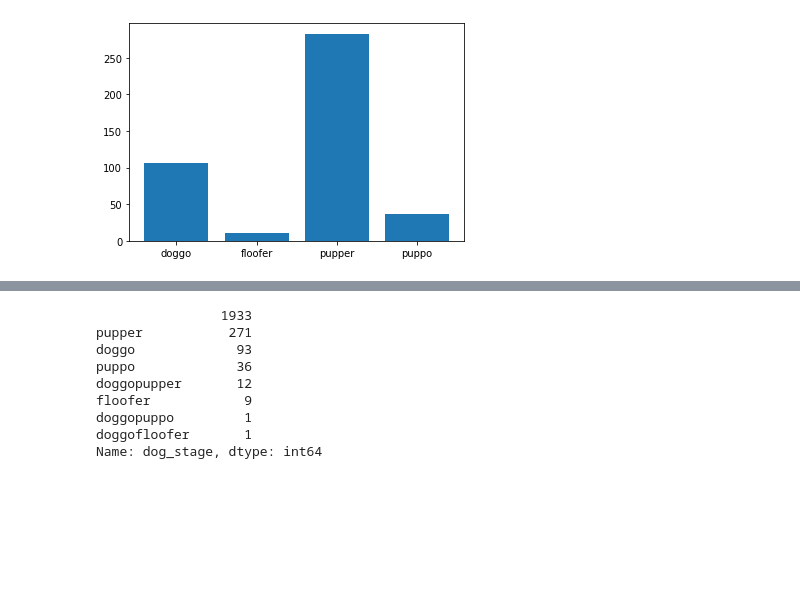
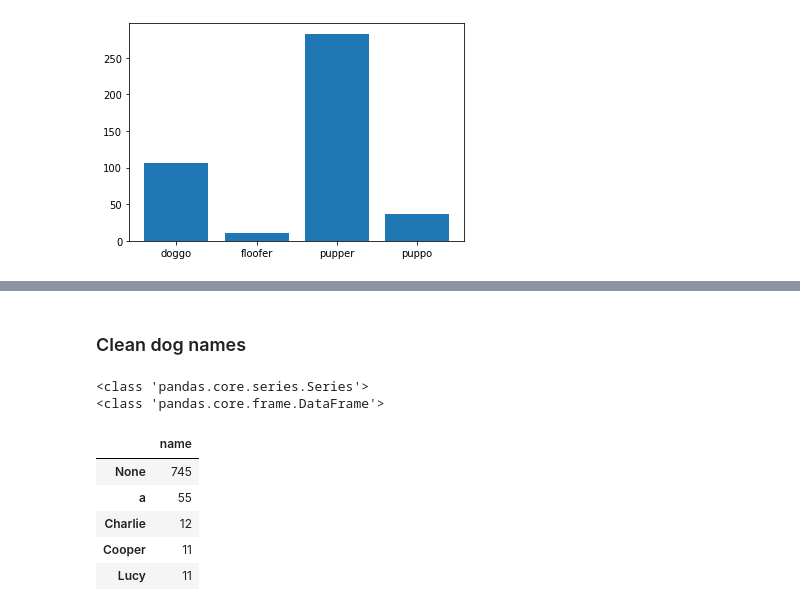
Before and after one commit to alf808/doggie-tweets, a Jupyter notebook: wrangle_act.ipynb, the cells around one changed output, grey strips where cells are left out. Drawn from its saved outputs; the diff is of its cells as text; code cells hidden in the pictures; blank space fills up the shorter version.

```diff
--- a/wrangle_act.ipynb
+++ b/wrangle_act.ipynb
@@ -368,15 +357,22 @@ combo-doggofloofer       1
 Name: dog_stage, dtype: int64
 # %%
 twitarch_work.to_csv('twitarch_work.csv', index=False)
-# %%
-twitarch_work.dog_stage.value_counts()
-# %% [output]
-                1933
-pupper           271
-doggo             93
-puppo             36
-doggopupper       12
-floofer            9
-doggopuppo         1
-doggofloofer       1
-Name: dog_stage, dtype: int64
+# %% [markdown]
+### Clean dog names
+# %%
+xtm = twitarch_work.name.value_counts()
+print(type(xtm))
+xtm_df = xtm.to_frame()
+print(type(xtm_df))
+# %% [output]
+<class 'pandas.core.series.Series'>
+<class 'pandas.core.frame.DataFrame'>
+# %%
+xtm_df.head()
+# %% [output]
+|  | name |
+| None | 745 |
+| a | 55 |
+| Charlie | 12 |
+| Cooper | 11 |
+| Lucy | 11 |
```
Also changed, not shown: parts of 21 cells of this notebook, 2 other files.
